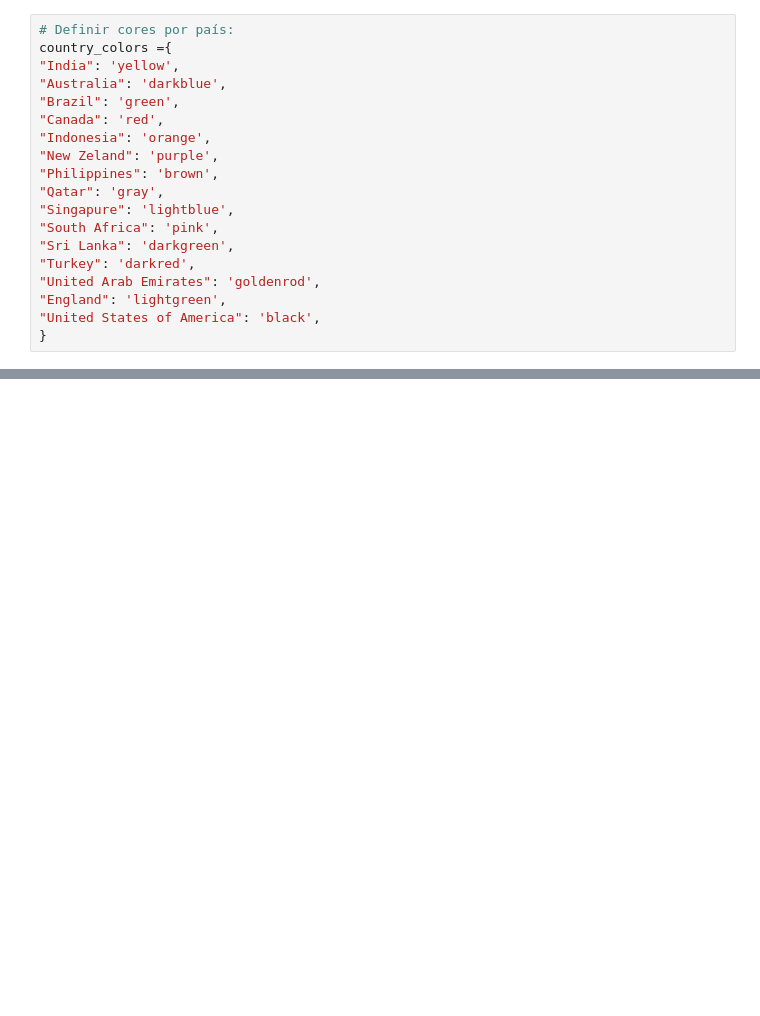
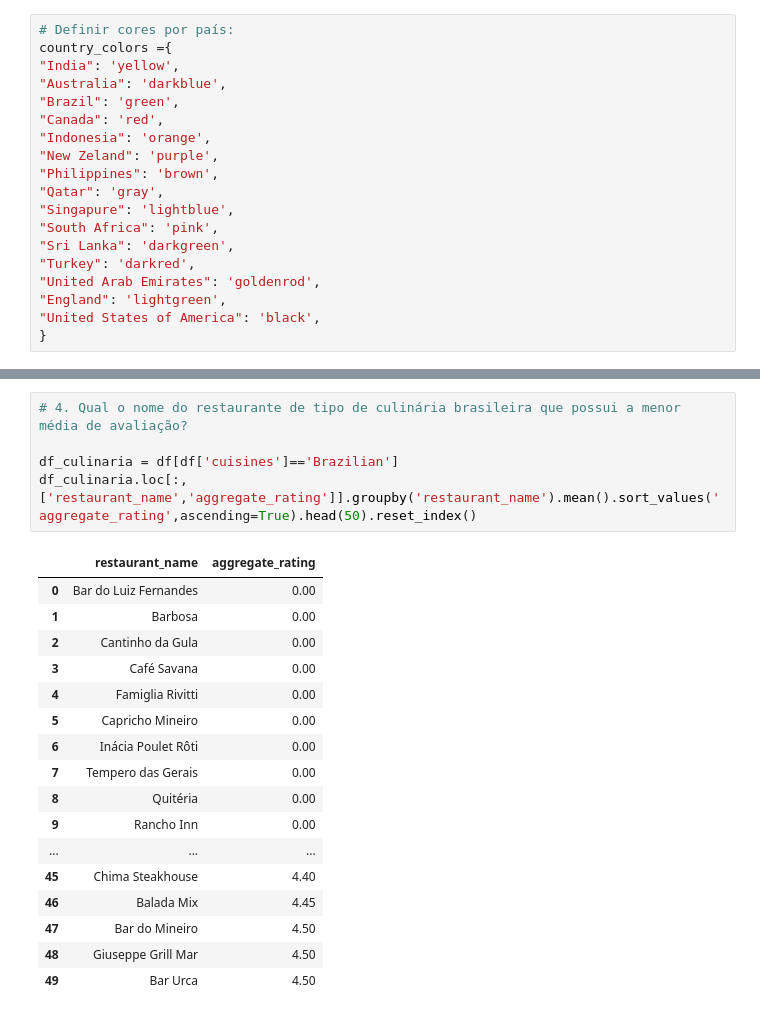
Before and after one commit to arthurbarbosalima123-dot/projeto_final, a Jupyter notebook: projeto_final.ipynb, the cells around one changed output, grey strips where cells are left out. Drawn from its saved outputs; the diff is of its cells as text; blank space fills up the shorter version.

```diff
--- a/projeto_final.ipynb
+++ b/projeto_final.ipynb
@@ -124,0 +494,23 @@ df["Country"] = df["Country Code"].apply(country_name)
+# %%
+# 4. Qual o nome do restaurante de tipo de culinária brasileira que possui a menor média de avaliação?
+
+df_culinaria = df[df['cuisines']=='Brazilian']
+df_culinaria.loc[:,['restaurant_name','aggregate_rating']].groupby('restaurant_name').mean().sort_values('aggregate_rating',ascending=True).head(50).reset_index()
+# %% [output]
+|  | restaurant_name | aggregate_rating |
+| 0 | Bar do Luiz Fernandes | 0.00 |
+| 1 | Barbosa | 0.00 |
+| 2 | Cantinho da Gula | 0.00 |
+| 3 | Café Savana | 0.00 |
+| 4 | Famiglia Rivitti | 0.00 |
+| 5 | Capricho Mineiro | 0.00 |
+| 6 | Inácia Poulet Rôti | 0.00 |
+| 7 | Tempero das Gerais | 0.00 |
+| 8 | Quitéria | 0.00 |
+| 9 | Rancho Inn | 0.00 |
+| ... | ... | ... |
+| 45 | Chima Steakhouse | 4.40 |
+| 46 | Balada Mix | 4.45 |
+| 47 | Bar do Mineiro | 4.50 |
+| 48 | Giuseppe Grill Mar | 4.50 |
+| 49 | Bar Urca | 4.50 |
```
Also changed, not shown: parts of 73 cells of this notebook.
